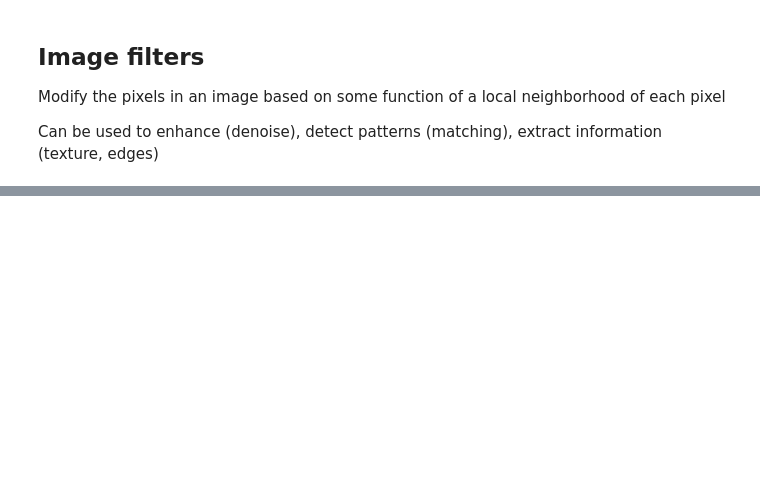
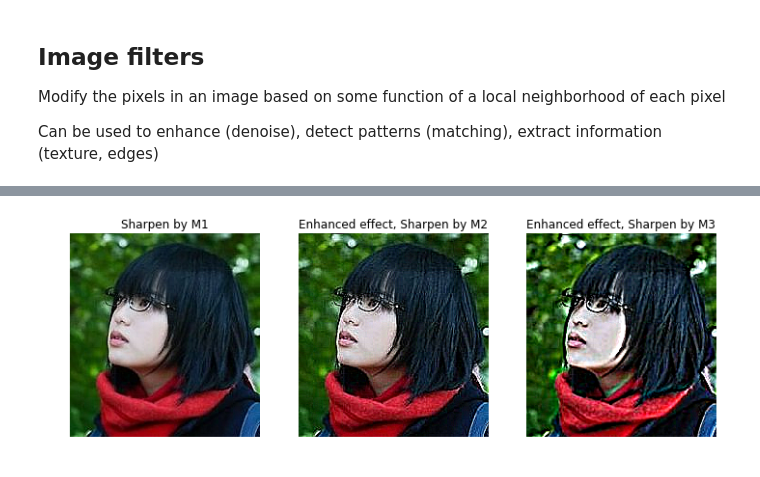
Before and after one commit to lihd1003/19W-Course-Material, a Jupyter notebook: CSC420 Intro to Image Understanding/Linear Filters.ipynb, the cells around one changed output, grey strips where cells are left out. Drawn from its saved outputs; the diff is of its cells as text; code cells hidden in the pictures; blank space fills up the shorter version.

```diff
--- a/CSC420 Intro to Image Understanding/Linear Filters.ipynb
+++ b/CSC420 Intro to Image Understanding/Linear Filters.ipynb
@@ -42,0 +124,22 @@ Can be used to enhance (denoise), detect patterns (matching), extract informatio
+# %%
+k_sharp_3_2 = np.zeros((3,3), np.float32)
+k_sharp_3_2[1,1] = 2
+k_sharp_3_2 = k_sharp_3_2 - np.ones((3,3), np.float32) / 9
+img_sharp_3_2 = cv2.filter2D(img, -1, k_sharp_3_2)
+
+k_sharp_3_5 = np.zeros((3,3), np.float32)
+k_sharp_3_5[1,1] = 5
+k_sharp_3_5 = k_sharp_3_5 - np.ones((3,3), np.float32) *4 / 9
+img_sharp_3_5 = cv2.filter2D(img, -1, k_sharp_3_5)
+
+k_sharp_5_5 = np.zeros((5,5), np.float32)
+k_sharp_5_5[1,1] = 5
+k_sharp_5_5 = k_sharp_5_5 - np.ones((5,5), np.float32) *4 / 25
+img_sharp_5_5 = cv2.filter2D(img, -1, k_sharp_5_5)
+
+fig, axs = plt.subplots(1, 3, figsize=(12, 4))
+show_image(img_sharp_3_2, axs[0], "Sharpen by M1")
+show_image(img_sharp_3_5, axs[1], "Enhanced effect, Sharpen by M2")
+show_image(img_sharp_5_5, axs[2], "Enhanced effect, Sharpen by M3")
+# %% [output]
+[figure, added]
```
Also changed, not shown: parts of 27 cells of this notebook, 2 other files.
